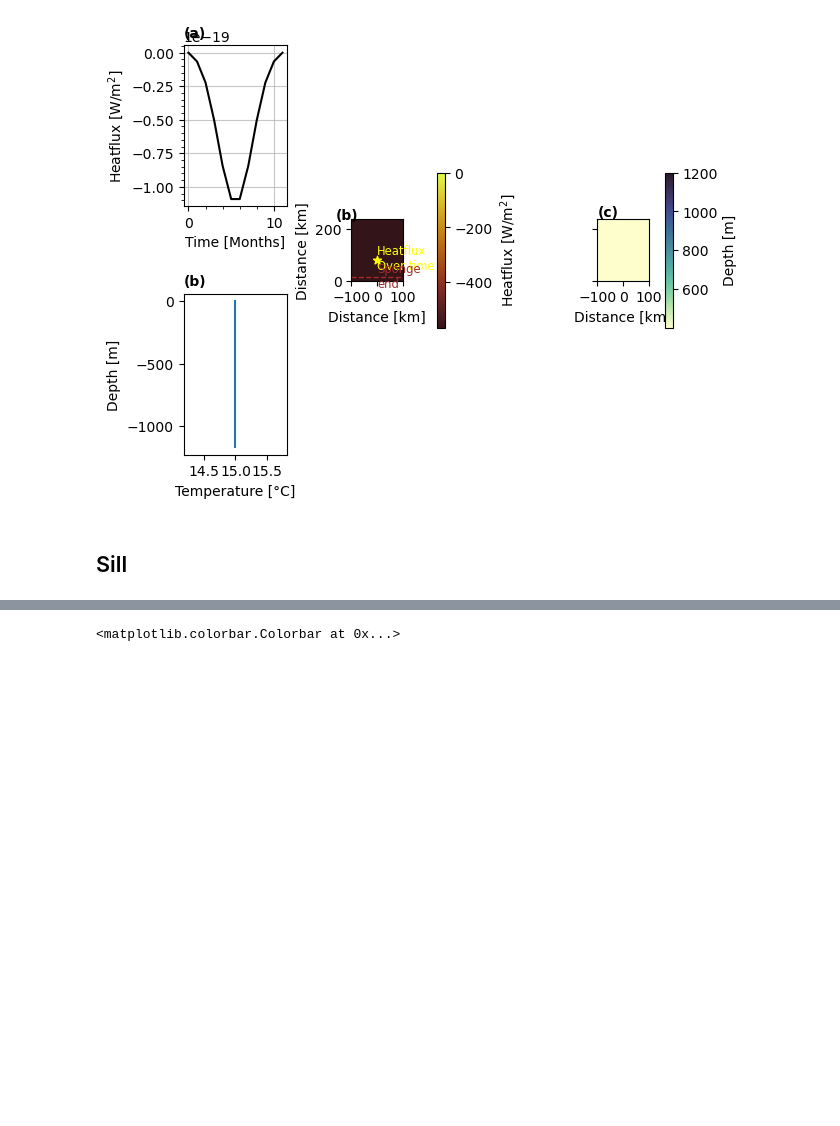
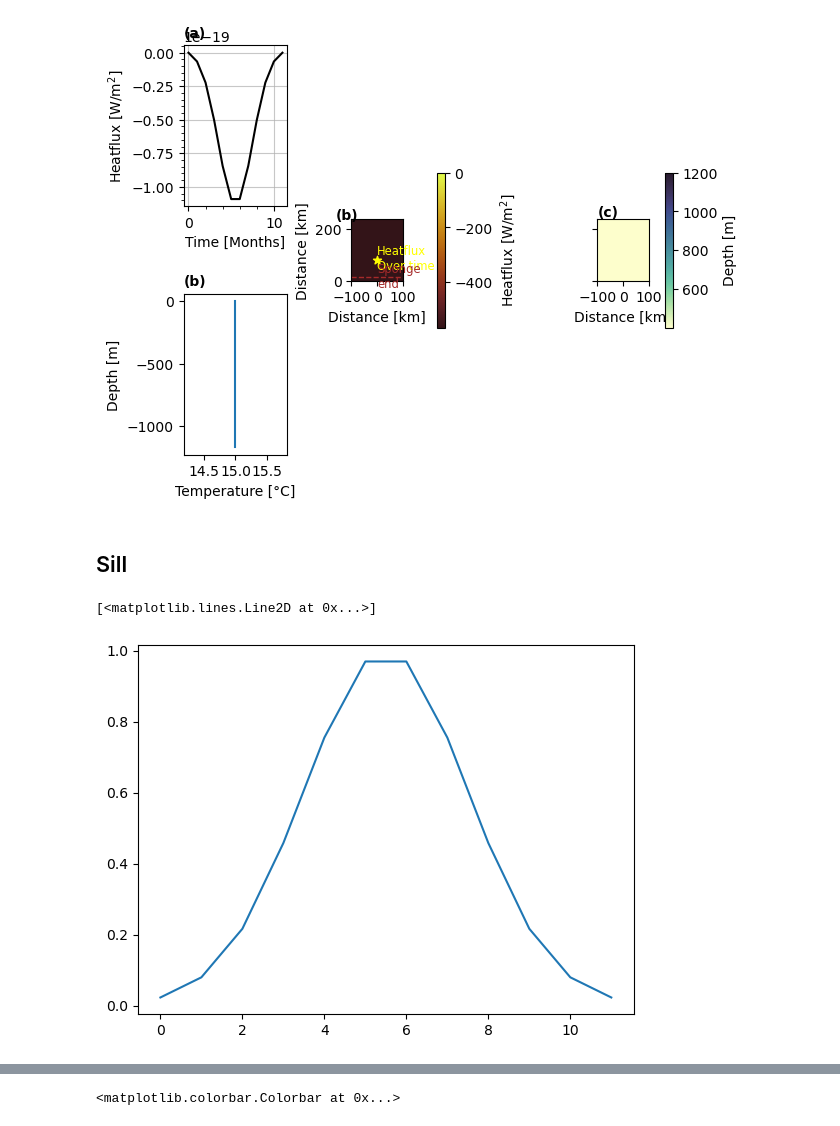
Before and after one commit to kaftkatt/IntercambioNGC, a Jupyter notebook: Scripts/GenerateData.ipynb, the cells around one changed output, grey strips where cells are left out. Cells and saved outputs as stored; diff of their text form; code cells hidden in the pictures; blank space fills up the shorter version.

```diff
--- a/Scripts/GenerateData.ipynb
+++ b/Scripts/GenerateData.ipynb
@@ -52,7 +52,7 @@ elif project =='SaddlePoint':
     nt=12
 
     dx=1 #km
-    dy=0.5  #km
+    dy=1  #km
     dz=15   #m
 
     x=np.arange(0,nx*dx,dx)
@@ -68,10 +68,15 @@ f=2*omega*sin(np.deg2rad(lat))
 # %% [markdown]
 ## Functions
 # %%
-def gaussian(x, mu, sig):
+def gaussianold(x, mu, sig):
     return (
         1.0 / (np.sqrt(2.0 * np.pi) * sig) * np.exp(-np.power((x - mu) / sig, 2.0) / 2)
     )
+
+def gaussian(x, mu, sig):
+    return (
+        np.exp(-np.power((x - mu) / sig, 2.0) / 2)
+    )
 # %%
 def gauss2d(mat, sigma, center):
     gsize = np.shape(mat)
@@ -324,3 +329,8 @@ Text(0, 1.05, '(c)')
 [figure]
 # %% [markdown]
 ## Sill
+# %%
+plt.plot(gaussian(np.arange(12), 5.5, 2))
+# %% [output]
+[<matplotlib.lines.Line2D at 0x...>]
+[figure, added]
```
Also changed, not shown: parts of 19 cells of this notebook, 24 other files.
